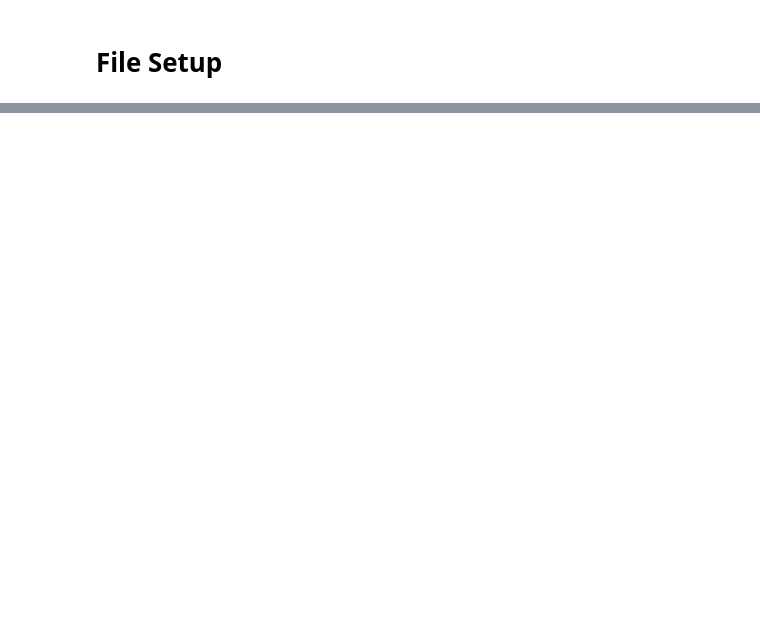
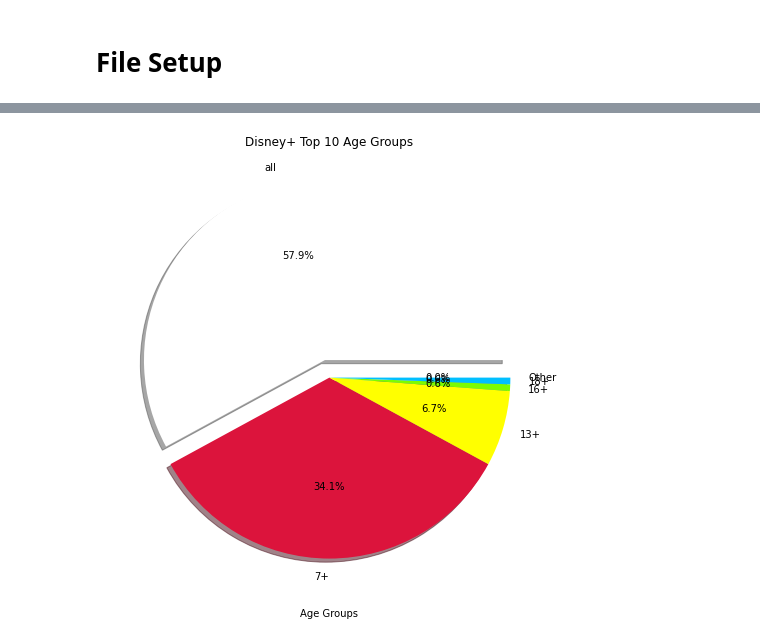
Before and after one commit to benmxnguyen/streaming-service-analysis-and-offer-characterization, a Jupyter notebook: Disney+ (Chris)/disney_analysis.ipynb, the cells around one changed output, grey strips where cells are left out. Cells and saved outputs as stored; diff of their text form; code cells hidden in the pictures; blank space fills up the shorter version.

```diff
--- a/Disney+ (Chris)/disney_analysis.ipynb
+++ b/Disney+ (Chris)/disney_analysis.ipynb
@@ -99,0 +69,14 @@ Reveal if there is a schedule or a popular time to add movies for (maybe they ad
+# %%
+#keeps top five results of a frequency
+def top_five(df, input_column):
+    input_series = frequency(df, input_column)
+
+    input_series_x = input_series.index.tolist()[0:5]
+    input_series_x.append('Other')
+
+    input_series_y = input_series.values.tolist()
+    other_sum = sum(input_series_y[5:-1])
+    input_series_y = input_series_y[0:5]
+    input_series_y.append(other_sum)
+
+    return pd.Series(input_series_y, index = input_series_x)
@@ -99,0 +182,18 @@ Reveal if there is a schedule or a popular time to add movies for (maybe they ad
+# %%
+#extracting information
+age_mov = top_five(movie_df, 'Advisory Age')
+age_tv = top_five(tv_df, 'Advisory Age')
+# %%
+#variables
+explosion_values = [0.1,0,0,0,0,0]
+color_values = ['white', 'crimson', 'yellow', 'lawngreen', 'deepskyblue']
+
+#plotting
+plt.figure(figsize = (7,7))
+plt.title("Disney+ Top 10 Age Groups")
+plt.xlabel("Age Groups")
+plt.pie(age_mov.values.tolist(), labels = age_mov.index.tolist(), explode = explosion_values, colors = color_values, autopct = '%1.1f%%', shadow = True)
+plt.tight_layout()
+plt.savefig("Images/Age1.png")
+# %% [output]
+[figure, added]
```
Also changed, not shown: parts of 32 cells of this notebook, 19 other files.
